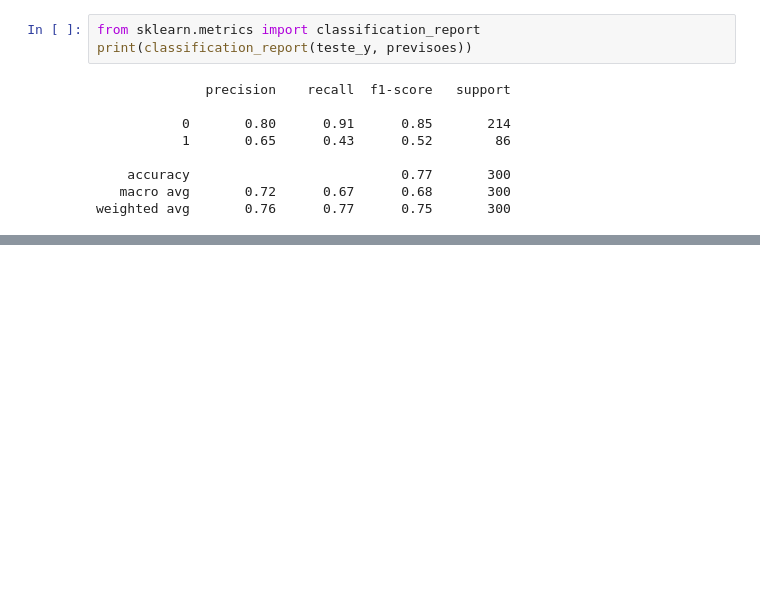
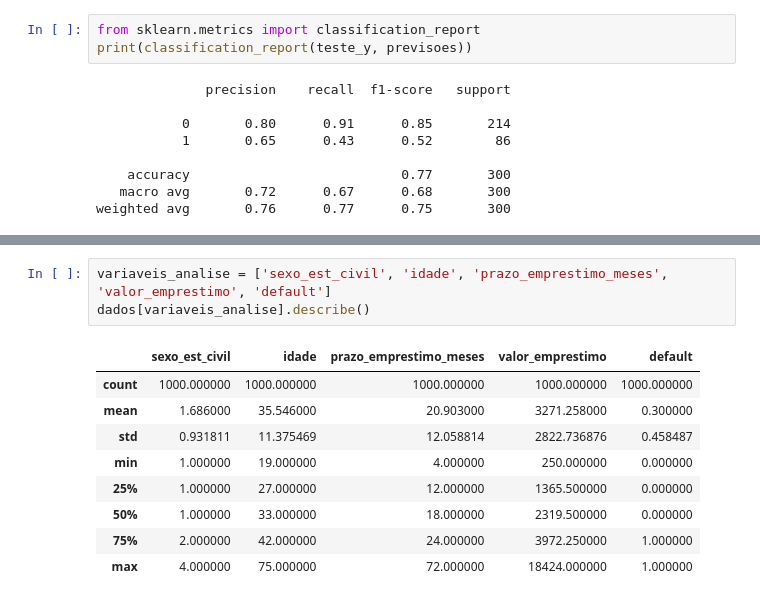
Before and after one commit to Thaisams/ML---Credit-Scoring, a Jupyter notebook: ML_Credit_Scoring.ipynb, the cells around one changed output, grey strips where cells are left out. Drawn from its saved outputs; the diff is of its cells as text; blank space fills up the shorter version.

```diff
--- a/ML_Credit_Scoring.ipynb
+++ b/ML_Credit_Scoring.ipynb
@@ -406,3 +418,16 @@ plt.show()
 # %% [output]
 roc_auc 0.7589654422951532
 [figure]
+# %%
+variaveis_analise = ['sexo_est_civil', 'idade', 'prazo_emprestimo_meses', 'valor_emprestimo', 'default']
+dados[variaveis_analise].describe()
+# %% [output]
+|  | sexo_est_civil | idade | prazo_emprestimo_meses | valor_emprestimo | default |
+| count | 1000.000000 | 1000.000000 | 1000.000000 | 1000.000000 | 1000.000000 |
+| mean | 1.686000 | 35.546000 | 20.903000 | 3271.258000 | 0.300000 |
+| std | 0.931811 | 11.375469 | 12.058814 | 2822.736876 | 0.458487 |
+| min | 1.000000 | 19.000000 | 4.000000 | 250.000000 | 0.000000 |
+| 25% | 1.000000 | 27.000000 | 12.000000 | 1365.500000 | 0.000000 |
+| 50% | 1.000000 | 33.000000 | 18.000000 | 2319.500000 | 0.000000 |
+| 75% | 2.000000 | 42.000000 | 24.000000 | 3972.250000 | 1.000000 |
+| max | 4.000000 | 75.000000 | 72.000000 | 18424.000000 | 1.000000 |
```
Also changed, not shown: parts of 5 cells of this notebook.
